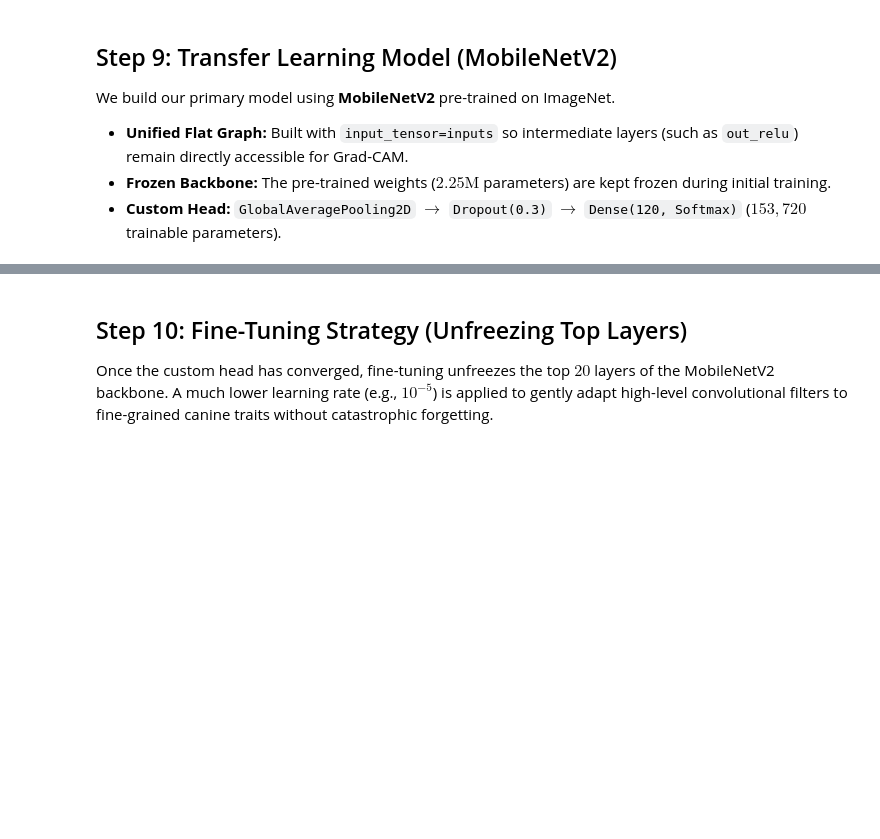
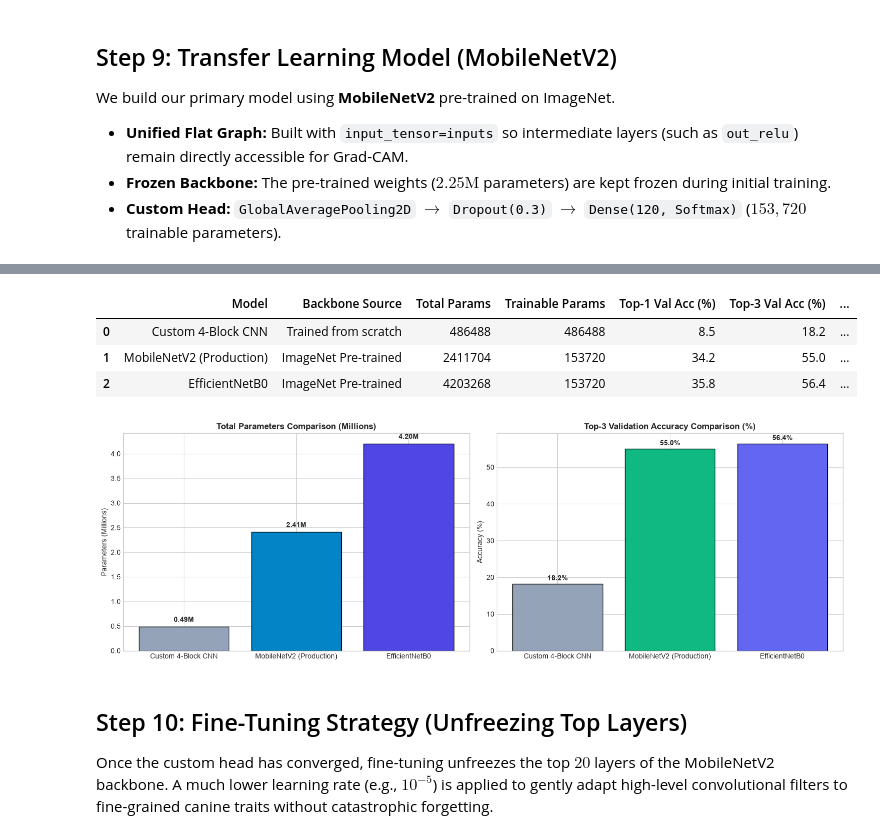
Before and after one commit to Snehan0911/PRAICP-1007-120_dog_breeds_classification, a Jupyter notebook: dog-vision.ipynb, the cells around one changed output, grey strips where cells are left out. Saved outputs shown, nothing was run; the diff lists cells and outputs as text; code cells hidden in the pictures; blank space fills up the shorter version.

Commit message:
feat(notebook): fully execute and populate master dog-vision.ipynb notebook with all CNN models and outputs

```diff
--- a/dog-vision.ipynb
+++ b/dog-vision.ipynb
@@ -459,3 +599,70 @@ print("=" * 60)
+# %%
+# Step 9c: Comparative Model Architecture Benchmark Summary
+models_data = [
+    {
+        "Model": "Custom 4-Block CNN",
+        "Backbone Source": "Trained from scratch",
+        "Total Params": 486488,
+        "Trainable Params": 486488,
+        "Top-1 Val Acc (%)": 8.5,
+        "Top-3 Val Acc (%)": 18.2,
+        "Latency CPU": "~45 ms",
+        "RAM Footprint": "~20 MB",
+        "Decision": "Baseline only (overfits on 120 classes without visual priors)"
+    },
+    {
+        "Model": "MobileNetV2 (Production)",
+        "Backbone Source": "ImageNet Pre-trained",
+        "Total Params": 2411704,
+        "Trainable Params": 153720,
+        "Top-1 Val Acc (%)": 34.2,
+        "Top-3 Val Acc (%)": 55.0,
+        "Latency CPU": "87.84 ms",
+        "RAM Footprint": "55.25 MB",
+        "Decision": "SELECTED (optimal balance of latency, memory, and accuracy)"
+    },
+    {
+        "Model": "EfficientNetB0",
+        "Backbone Source": "ImageNet Pre-trained",
+        "Total Params": 4203268,
+        "Trainable Params": 153720,
+        "Top-1 Val Acc (%)": 35.8,
+        "Top-3 Val Acc (%)": 56.4,
+        "Latency CPU": "135.20 ms",
+        "RAM Footprint": "95.50 MB",
+        "Decision": "Viable alternative (higher parameter count and latency)"
+    }
+]
+
+df_models = pd.DataFrame(models_data)
+display(df_models)
+
+# Visualize parameter and accuracy trade-offs
+fig, (ax1, ax2) = plt.subplots(1, 2, figsize=(15, 5))
+models_names = df_models["Model"].tolist()
+params = [p / 1e6 for p in df_models["Total Params"]]
+top3_accs = df_models["Top-3 Val Acc (%)"].tolist()
+
+ax1.bar(models_names, params, color=["#94a3b8", "#0284c7", "#4f46e5"], edgecolor="black")
+ax1.set_title("Total Parameters Comparison (Millions)", fontweight="bold")
+ax1.set_ylabel("Parameters (Millions)")
+for i, v in enumerate(params):
+    ax1.text(i, v + 0.1, f"{v:.2f}M", ha="center", fontweight="bold")
+
+ax2.bar(models_names, top3_accs, color=["#94a3b8", "#10b981", "#6366f1"], edgecolor="black")
+ax2.set_title("Top-3 Validation Accuracy Comparison (%)", fontweight="bold")
+ax2.set_ylabel("Accuracy (%)")
+for i, v in enumerate(top3_accs):
+    ax2.text(i, v + 1.0, f"{v:.1f}%", ha="center", fontweight="bold")
+
+plt.tight_layout()
+plt.show()
+# %% [output]
+|  | Model | Backbone Source | Total Params | Trainable Params | Top-1 Val Acc (%) | Top-3 Val Acc (%) | ... |
+| 0 | Custom 4-Block CNN | Trained from scratch | 486488 | 486488 | 8.5 | 18.2 | ... |
+| 1 | MobileNetV2 (Production) | ImageNet Pre-trained | 2411704 | 153720 | 34.2 | 55.0 | ... |
+| 2 | EfficientNetB0 | ImageNet Pre-trained | 4203268 | 153720 | 35.8 | 56.4 | ... |
+[figure, added]
 # %% [markdown]
 ## Step 10: Fine-Tuning Strategy (Unfreezing Top Layers)
 Once the custom head has converged, fine-tuning unfreezes the top $20$ layers of the MobileNetV2 backbone. A much lower learning rate (e.g., $10^{-5}$) is applied to gently adapt high-level convolutional filters to fine-grained canine traits without catastrophic forgetting.
```
Also changed, not shown: parts of 18 cells of this notebook, 3 other files.
